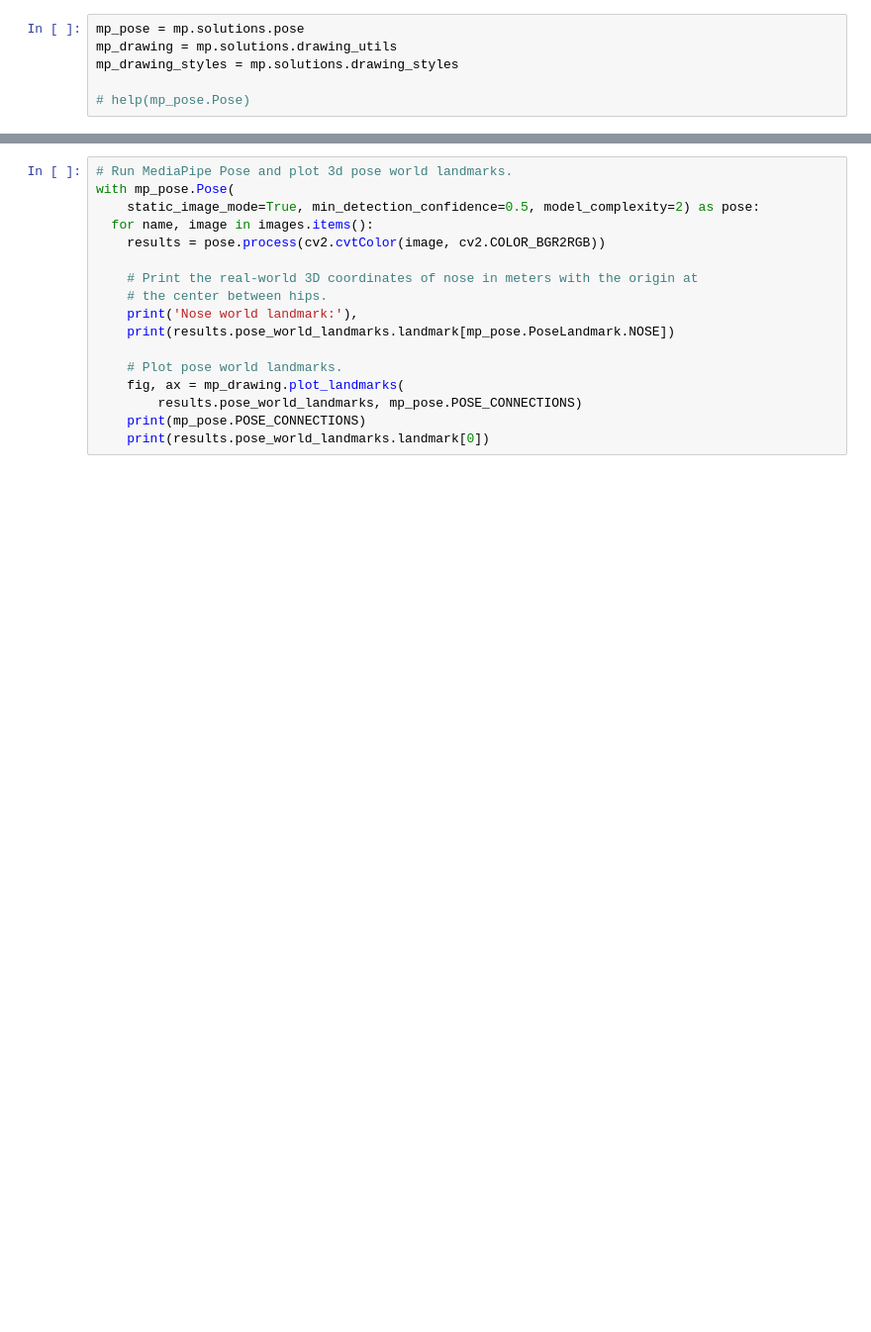
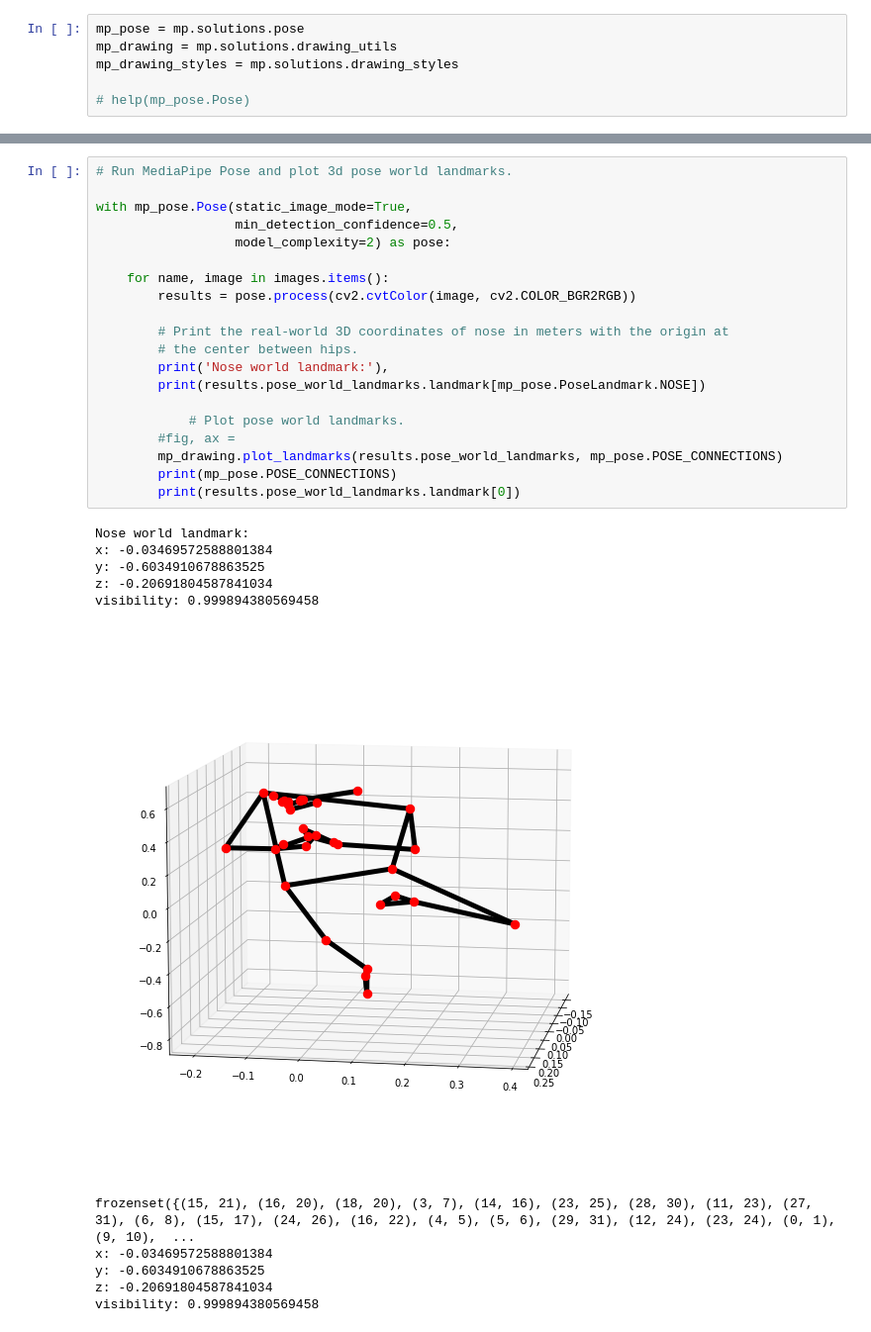
Before and after one commit to LoriSchuan-dev/feature_engineering_project2021, a Jupyter notebook: mediapipe_yoga_detection_test.ipynb, the cells around one changed output, grey strips where cells are left out. Shown at 99% size. Saved outputs shown, nothing was run; the diff lists cells and outputs as text; blank space fills up the shorter version.

```diff
--- a/mediapipe_yoga_detection_test.ipynb
+++ b/mediapipe_yoga_detection_test.ipynb
@@ -82,20 +94,35 @@ with mp_pose.Pose(
 # %%
 # Run MediaPipe Pose and plot 3d pose world landmarks.
-with mp_pose.Pose(
-    static_image_mode=True, min_detection_confidence=0.5, model_complexity=2) as pose:
-  for name, image in images.items():
-    results = pose.process(cv2.cvtColor(image, cv2.COLOR_BGR2RGB))
 
-    # Print the real-world 3D coordinates of nose in meters with the origin at
-    # the center between hips.
-    print('Nose world landmark:'),
-    print(results.pose_world_landmarks.landmark[mp_pose.PoseLandmark.NOSE])
+with mp_pose.Pose(static_image_mode=True,
+                  min_detection_confidence=0.5,
+                  model_complexity=2) as pose:
 
-    # Plot pose world landmarks.
-    fig, ax = mp_drawing.plot_landmarks(
-        results.pose_world_landmarks, mp_pose.POSE_CONNECTIONS)
-    print(mp_pose.POSE_CONNECTIONS)
-    print(results.pose_world_landmarks.landmark[0])
+    for name, image in images.items():
+        results = pose.process(cv2.cvtColor(image, cv2.COLOR_BGR2RGB))
+
+        # Print the real-world 3D coordinates of nose in meters with the origin at
+        # the center between hips.
+        print('Nose world landmark:'),
+        print(results.pose_world_landmarks.landmark[mp_pose.PoseLandmark.NOSE])
+
+            # Plot pose world landmarks.
+        #fig, ax =
+        mp_drawing.plot_landmarks(results.pose_world_landmarks, mp_pose.POSE_CONNECTIONS)
+        print(mp_pose.POSE_CONNECTIONS)
+        print(results.pose_world_landmarks.landmark[0])
+# %% [output]
+Nose world landmark:
+x: -0.03469572588801384
+y: -0.6034910678863525
+z: -0.20691804587841034
+visibility: 0.999894380569458
+[figure, added]
+frozenset({(15, 21), (16, 20), (18, 20), (3, 7), (14, 16), (23, 25), (28, 30), (11, 23), (27, 31), (6, 8), (15, 17), (24, 26), (16, 22), (4, 5), (5, 6), (29, 31), (12, 24), (23, 24), (0, 1), (9, 10),  ...
+x: -0.03469572588801384
+y: -0.6034910678863525
+z: -0.20691804587841034
+visibility: 0.999894380569458
 # %%
 from matplotlib import animation
 from IPython.display import HTML
```
Also changed, not shown: parts of 5 cells of this notebook.
